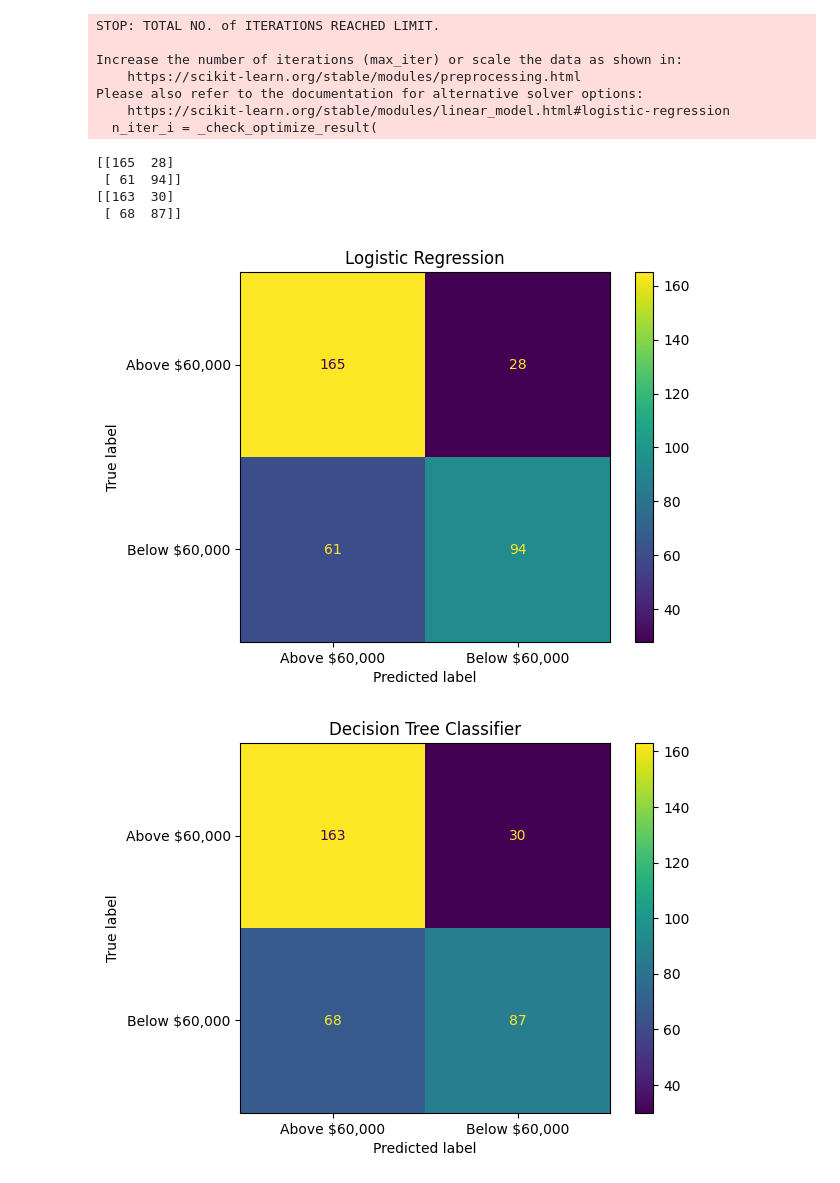
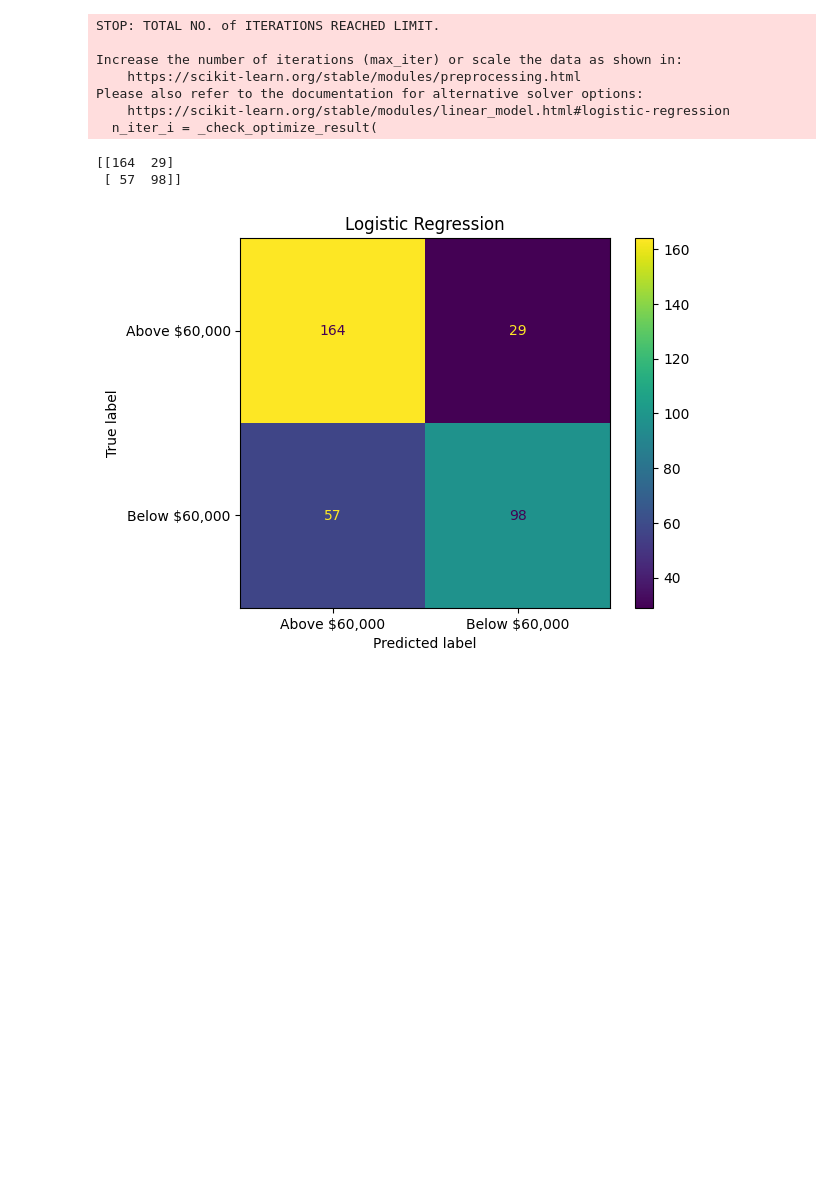
Before and after one commit to cloverciti/SDS322E_AAQOL, a Jupyter notebook: final modeling (Team 3).ipynb, the cells around one changed output. Cells and saved outputs as stored; diff of their text form; code cells hidden in the pictures; blank space fills up the shorter version.

```diff
--- a/final modeling (Team 3).ipynb
+++ b/final modeling (Team 3).ipynb
@@ -24,7 +20,7 @@ df_filtered['Income_binary'] = df_filtered['Income'].apply(lambda x: "Above $60,
 
 
 # Create a dictionary to map categories to numerical values
-mapping = {"Not at all": 1, "Not well": 2, "Well": 3, "Very well": 4}
+mapping = {"Not at all": 0, "Not well": 1, "Well": 2, "Very well": 3}
 # Use the map function to create a new column with numerical values
 df_filtered['Numerical English Speaking'] = df_filtered['English Speaking'].map(mapping)
 
@@ -91,7 +87,7 @@ Y_train_binary = (Y_train == "Above $60,000").astype(int)
 Y_test_binary = (Y_test == "Above $60,000").astype(int)
 
 print(X_train)
-print(Y_train)
+print(X_test)
 # %% [output]
       Education Completed  Religion_None_dummy  Religion_Other_dummy  \
 2278                 17.0                    0                     0
@@ -258,31 +227,22 @@ Below $60,000       0.74      0.56      0.64       155
 # %%
 from sklearn.metrics import plot_confusion_matrix
 
 #Creating a second logistic regression fit so labels are string not binary [0,1]
 logreg_fit2 = logreg.fit(X_train, Y_train)
 
 # plot the confusion matrix for the test sub-set
 disp = plot_confusion_matrix(logreg_fit2, X_test, Y_test)
 plt.title("Logistic Regression")
 
 print(disp.confusion_matrix)
-
-# plot the confusion matrix for the test sub-set
-disp = plot_confusion_matrix(dt_fit, X_test, Y_test)
-plt.title("Decision Tree Classifier")
-
-print(disp.confusion_matrix)
 # %% [output]
 STOP: TOTAL NO. of ITERATIONS REACHED LIMIT.
 
 Increase the number of iterations (max_iter) or scale the data as shown in:
     https://scikit-learn.org/stable/modules/preprocessing.html
 Please also refer to the documentation for alternative solver options:
     https://scikit-learn.org/stable/modules/linear_model.html#logistic-regression
   n_iter_i = _check_optimize_result(
-[[165  28]
- [ 61  94]]
-[[163  30]
- [ 68  87]]
+[[164  29]
+ [ 57  98]]
-[figure, old version]
+[figure, new version]
-[figure, removed]
```
Also changed, not shown: parts of 5 cells of this notebook.
